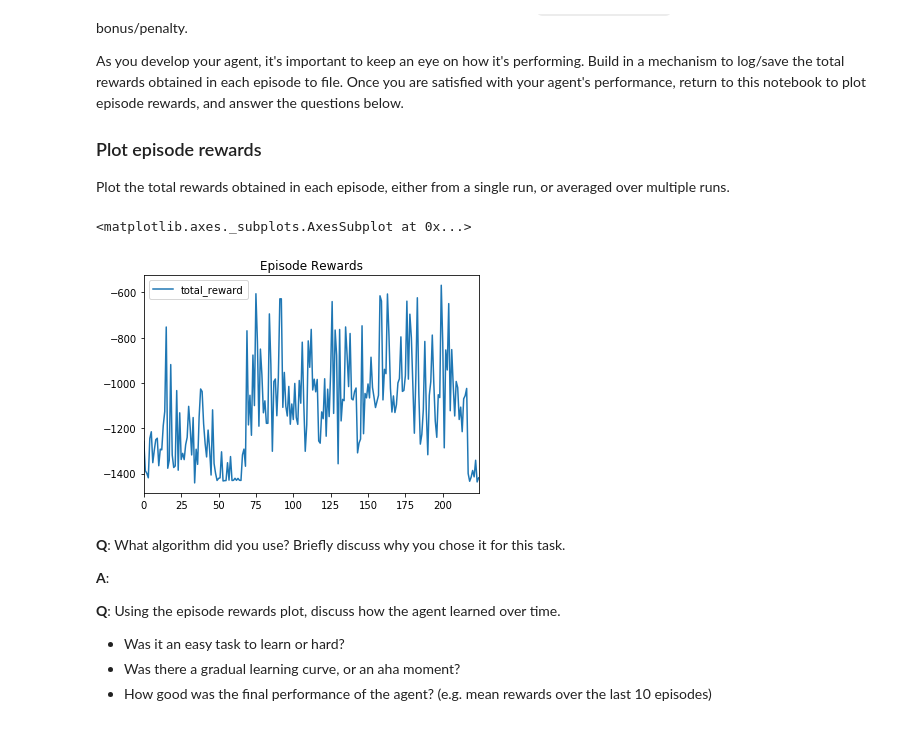
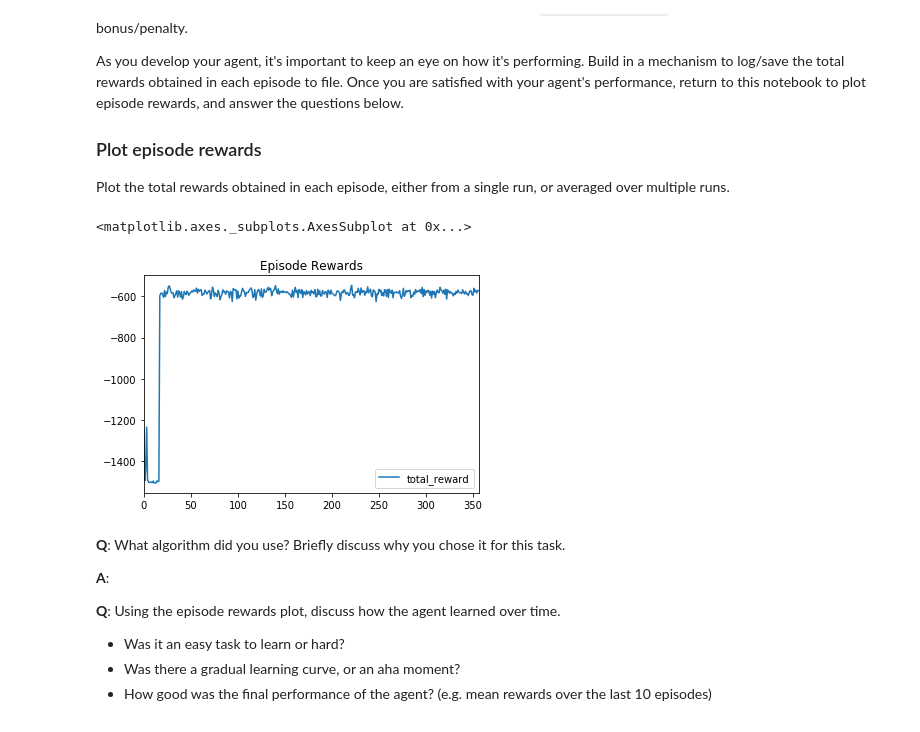
Before and after one commit to stayyule/RL-Quadcopter, a Jupyter notebook: quad_controller_rl/notebooks/RL-Quadcopter.ipynb, the cells around one changed output. Cells and saved outputs as stored; diff of their text form; code cells hidden in the pictures.

```diff
--- a/quad_controller_rl/notebooks/RL-Quadcopter.ipynb
+++ b/quad_controller_rl/notebooks/RL-Quadcopter.ipynb
@@ -144,12 +144,12 @@ Plot the total rewards obtained in each episode, either from a single run, or av
 # %%
 # TODO: Read and plot episode rewards
 import pandas as pd
 
-df_stats = pd.read_csv("F:\Git\RL-Quadcopter\quad_controller_rl\out\stats_2019-06-07_06-52-58.csv")
+df_stats = pd.read_csv("..\out\stats_2019-06-07_08-14-09.csv")
 df_stats[['total_reward']].plot(title="Episode Rewards")
 # %% [output]
 <matplotlib.axes._subplots.AxesSubplot at 0x...>
-[figure, old version]
+[figure, new version]
 # %% [markdown]
 **Q**: What algorithm did you use? Briefly discuss why you chose it for this task.
 
```
Also changed, not shown: 1 other file.
